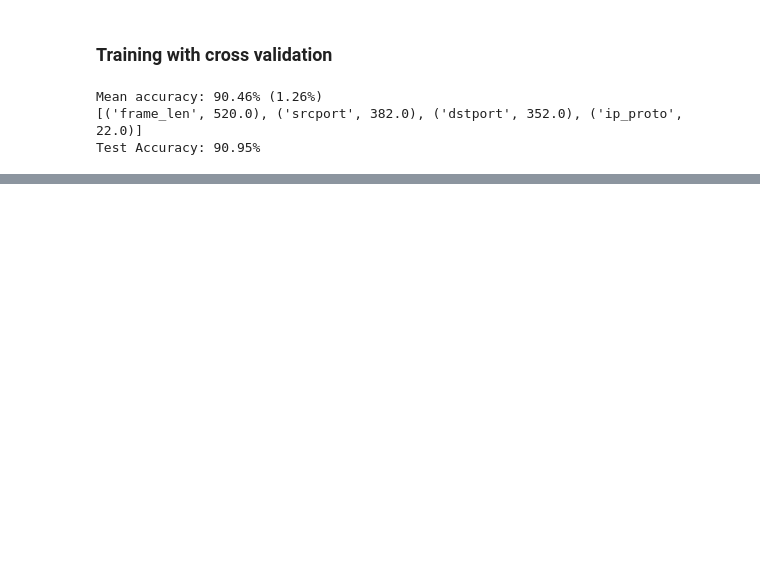
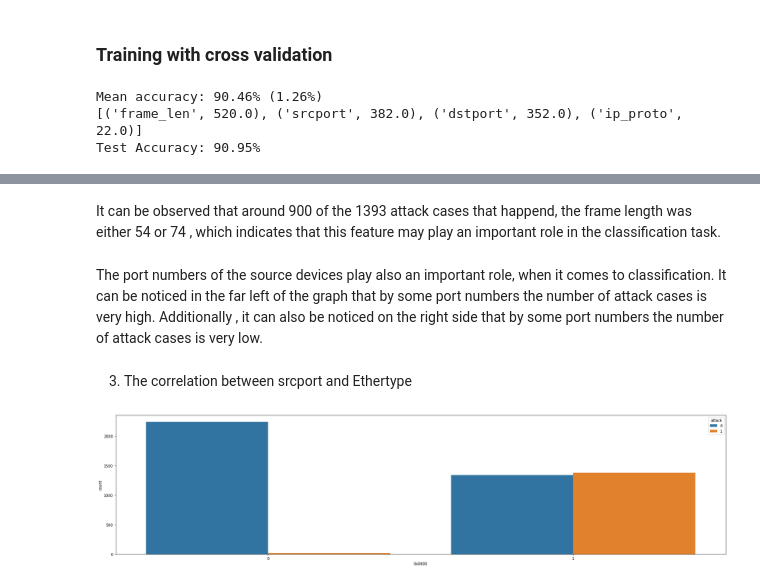
Before and after one commit to Abdulnaser98/IT-Sicherheit-Praktikum, a Jupyter notebook: analysis/analysis.ipynb, the cells around one changed output, grey strips where cells are left out. Drawn from its saved outputs; the diff is of its cells as text; code cells hidden in the pictures; blank space fills up the shorter version.

```diff
--- a/analysis/analysis.ipynb
+++ b/analysis/analysis.ipynb
@@ -232,0 +260,15 @@ Test Accuracy: 90.95%
+# %% [markdown]
+It can be observed that around 900 of the 1393 attack cases that happend, the frame length was either 54 or 74 , which indicates
+that this feature may play an important role in the classification task.
+# %% [markdown]
+The port numbers of the source devices play also an important role, when it comes to classification. It can be noticed
+in the far left of the graph that by some port numbers the number of attack cases is very high. Additionally , it can also
+be noticed on the right side that by some port numbers the number of attack cases is very low.
+# %% [markdown]
+3) The correlation between srcport and Ethertype
+# %%
+plt.figure(figsize=(30, 7))
+sns.countplot(x='0x0800', hue='attack', data=df)
+plt.show()
+# %% [output]
+[figure, added]
```
Also changed, not shown: parts of 20 cells of this notebook, 2 other files.
